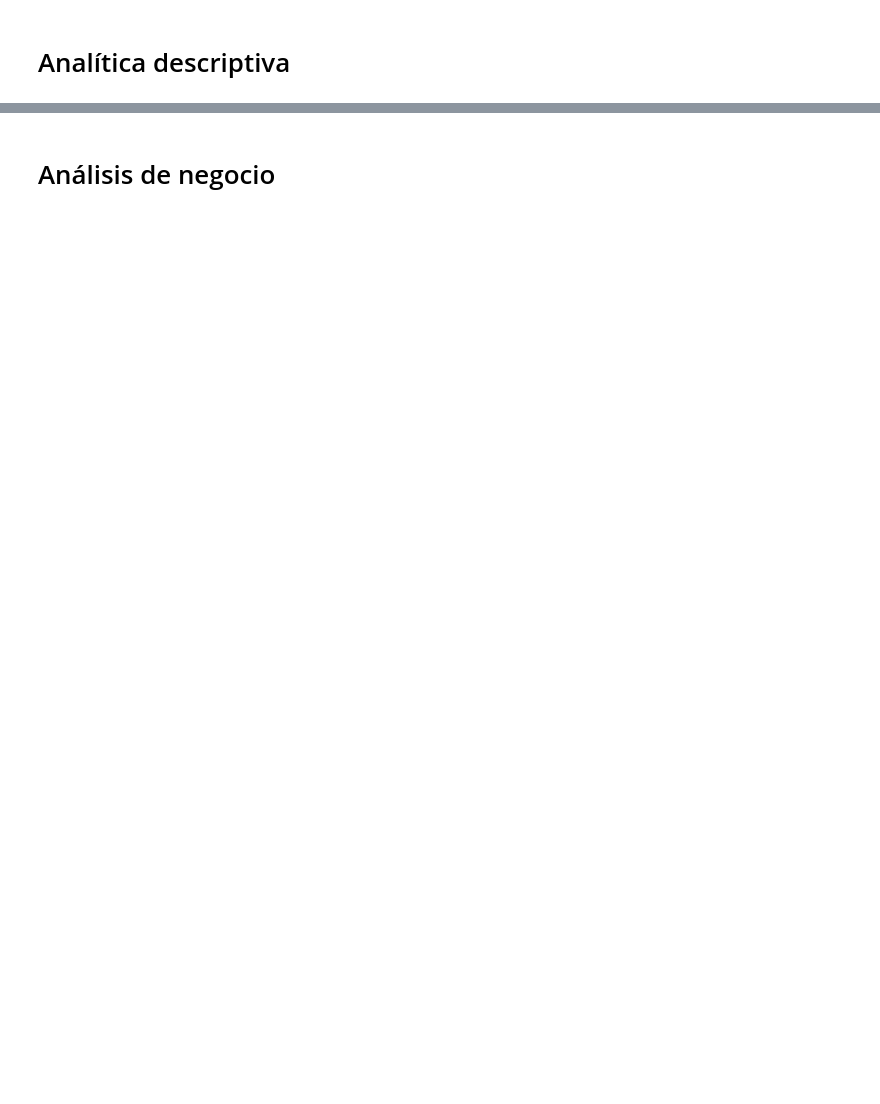
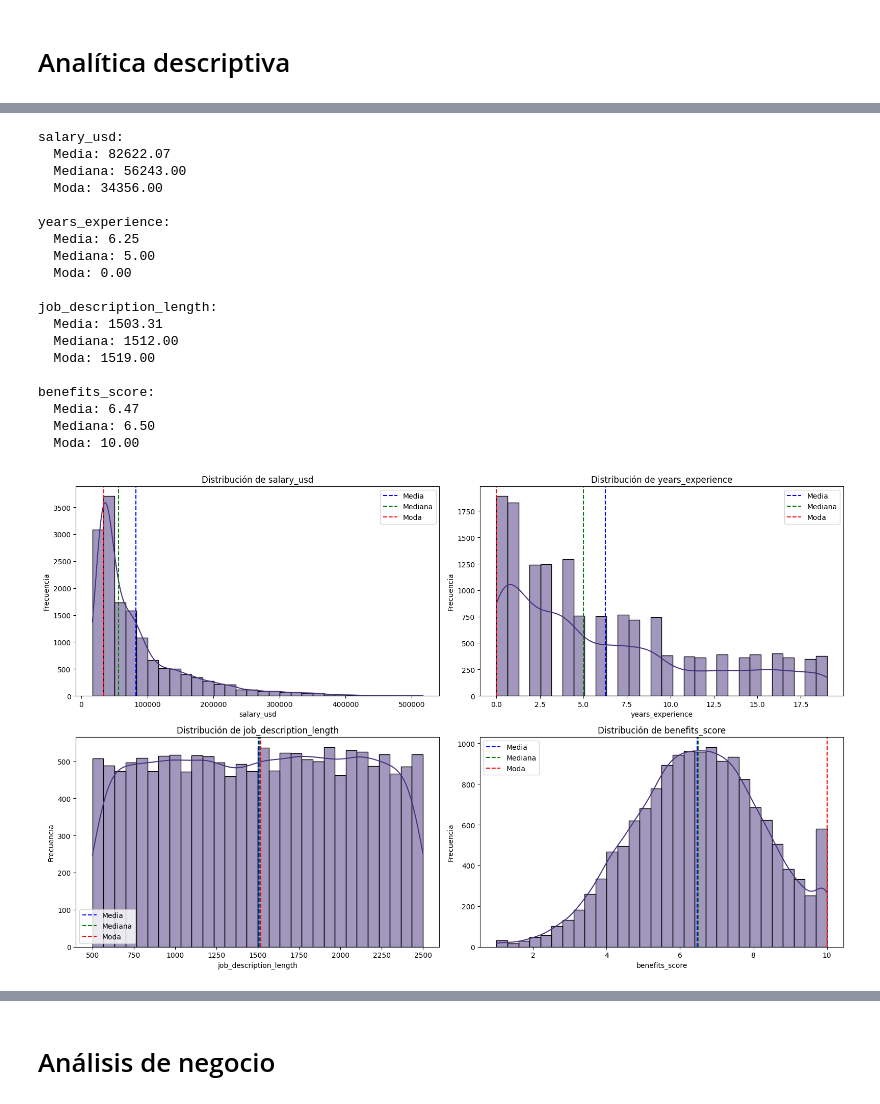
Before and after one commit to jonathan093084/Proyecto_TalentoTech_UdeA, a Jupyter notebook: Proyecto_TTECH.ipynb, the cells around one changed output, grey strips where cells are left out. Drawn from its saved outputs; the diff is of its cells as text; code cells hidden in the pictures; blank space fills up the shorter version.

```diff
--- a/Proyecto_TTECH.ipynb
+++ b/Proyecto_TTECH.ipynb
@@ -85,2 +56,8 @@ iajobs.head(10)
+# %%
+# Abrir el archivo e importar la data
+import plotly.graph_objects as go
+import plotly.express as px
+import pandas as pd
+df=pd.read_csv("diversified_job_postings_version2.csv")
 # %% [markdown]
 # Preparación y limpieza
@@ -241,0 +202,65 @@ AI Architect                AI Innovations               72,296.33            6.
+# %%
+import pandas as pd
+import seaborn as sns
+import matplotlib.pyplot as plt
+from scipy import stats
+import pandas as pd
+
+# Selección de columnas
+numeric_cols = ['salary_usd', 'years_experience', 'job_description_length', 'benefits_score']
+
+# Eliminar nulos
+df_clean = df[numeric_cols].dropna()
+
+# Calcular estadísticas
+desc_stats = {}
+for col in numeric_cols:
+    desc_stats[col] = {
+        'media': df_clean[col].mean(),
+        'mediana': df_clean[col].median(),
+        'moda': df_clean[col].mode()[0]
+    }
+
+# Imprimir estadísticas
+for col, stats_dict in desc_stats.items():
+    print(f"{col}:")
+    print(f"  Media: {stats_dict['media']:.2f}")
+    print(f"  Mediana: {stats_dict['mediana']:.2f}")
+    print(f"  Moda: {stats_dict['moda']:.2f}\n")
+
+# Visualizar distribuciones
+sns.set_palette("viridis")
+plt.figure(figsize=(16, 10))
+for i, col in enumerate(numeric_cols, 1):
+    plt.subplot(2, 2, i)
+    sns.histplot(df_clean[col], kde=True, bins=30)
+    plt.axvline(desc_stats[col]['media'], color='blue', linestyle='--', label='Media')
+    plt.axvline(desc_stats[col]['mediana'], color='green', linestyle='--', label='Mediana')
+    plt.axvline(desc_stats[col]['moda'], color='red', linestyle='--', label='Moda')
+    plt.title(f'Distribución de {col}')
+    plt.xlabel(col)
+    plt.ylabel('Frecuencia')
+    plt.legend()
+plt.tight_layout()
+plt.show()
+# %% [output]
+salary_usd:
+  Media: 82622.07
+  Mediana: 56243.00
+  Moda: 34356.00
+
+years_experience:
+  Media: 6.25
+  Mediana: 5.00
+  Moda: 0.00
+
+job_description_length:
+  Media: 1503.31
+  Mediana: 1512.00
+  Moda: 1519.00
+
+benefits_score:
+  Media: 6.47
+  Mediana: 6.50
+  Moda: 10.00
+[figure, added]
```
Also changed, not shown: parts of 30 cells of this notebook.
